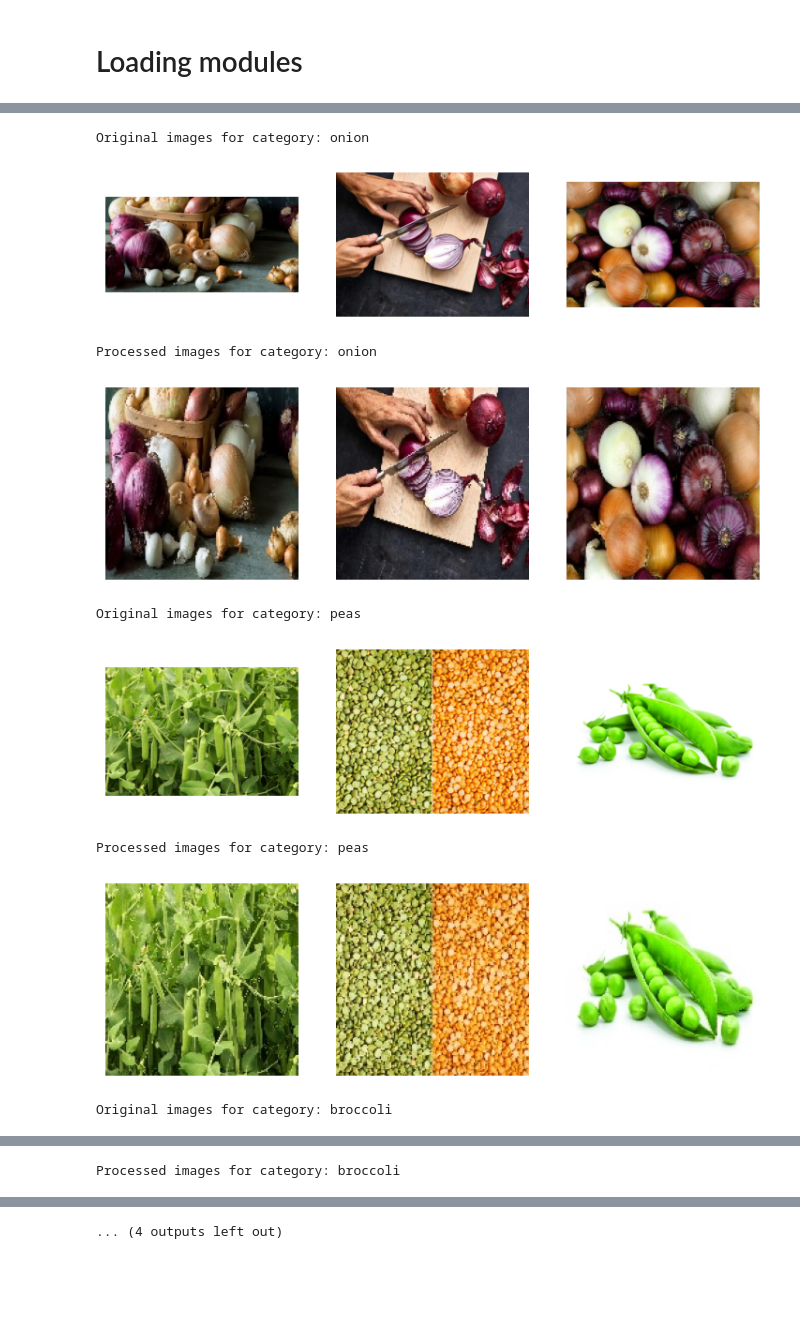
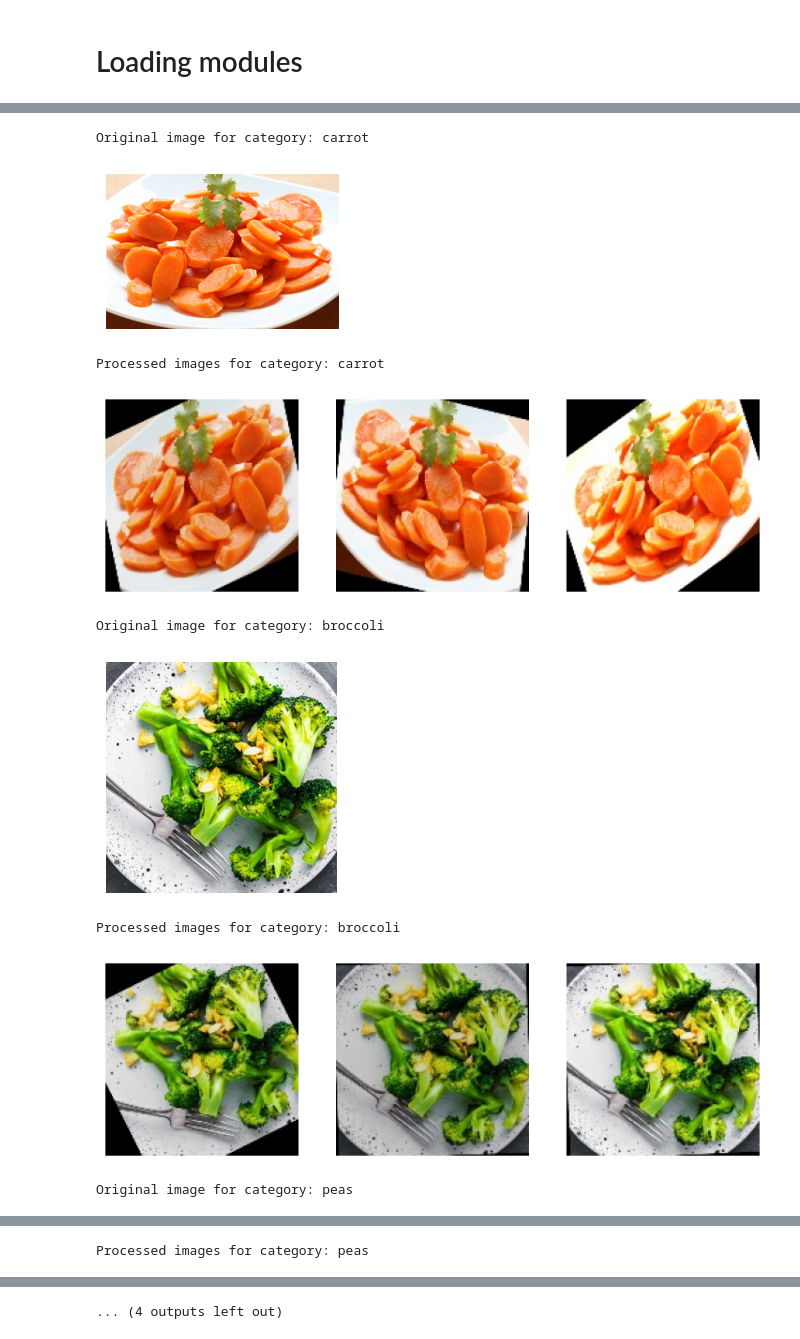
Before and after one commit to EmmaKLofthouse/VegVision, a Jupyter notebook: vegetable_identifier.ipynb, the cells around one changed output, grey strips where cells are left out. Saved outputs shown, nothing was run; the diff lists cells and outputs as text; code cells hidden in the pictures; blank space fills up the shorter version.

Commit message:
added image augmentation

```diff
--- a/vegetable_identifier.ipynb
+++ b/vegetable_identifier.ipynb
@@ -61,45 +183,50 @@ preprocess_images(raw_dir, processed_dir)
 # %%
-def show_sample_images(input_dir, processed_dir, num_samples=3):
+def show_sample_images(input_dir, processed_dir, num_samples=1):
     categories = os.listdir(input_dir)
-
     for category in categories:
         category_path = os.path.join(input_dir, category)
         images = os.listdir(category_path)
 
         # Show original images
-        print(f"Original images for category: {category}")
-        fig, axes = plt.subplots(1, num_samples, figsize=(9, 3))
-        for i in range(num_samples):
-            img_path = os.path.join(category_path, images[i])
-            img = cv2.imread(img_path)
-            img = cv2.cvtColor(img, cv2.COLOR_BGR2RGB)  # Convert to RGB for display
-            axes[i].imshow(img)
-            axes[i].axis('off')
+        print(f"Original image for category: {category}")
+        plt.figure(figsize=(3, 3))
+
+        random_id = random.randint(0,len(images))
+
+        img_path = os.path.join(category_path, images[random_id])
+
+        random_name = img_path.split("/")[-1].split(".jpg")[0]
+        img = cv2.imread(img_path)
+        img = cv2.cvtColor(img, cv2.COLOR_BGR2RGB)  # Convert to RGB for display
+        plt.imshow(img)
+        plt.axis('off')
         plt.show()
 
-        # Show processed images
+        # Show n processed images
         processed_category_path = os.path.join(processed_dir, category)
         processed_images = os.listdir(processed_category_path)
+        aug_images = [name for name in processed_images if random_name + "_augmented" in name]
 
         print(f"Processed images for category: {category}")
         fig, axes = plt.subplots(1, num_samples, figsize=(9,3))
 
         for i in range(num_samples):
-            img_path = os.path.join(processed_category_path, processed_images[i])
+            img_path = os.path.join(processed_category_path, aug_images[i])
             img = cv2.imread(img_path)
             img = cv2.cvtColor(img, cv2.COLOR_BGR2RGB) # Convert to RGB for display
             axes[i].imshow(img)
             axes[i].axis('off')
         plt.show()
 
+processed_dir = "/content/drive/MyDrive/Projects/vegetable_identifier/processed_images"
 show_sample_images(raw_dir,processed_dir, 3)
 # %% [output]
-Original images for category: onion
+Original image for category: carrot
-[figure, old version]
+[figure, new version]
-Processed images for category: onion
+Processed images for category: carrot
-[figure, old version]
+[figure, new version]
-Original images for category: peas
+Original image for category: broccoli
-[figure, old version]
+[figure, new version]
-Processed images for category: peas
+Processed images for category: broccoli
-[figure, old version]
+[figure, new version]
-Original images for category: broccoli
+Original image for category: peas
@@ -107 +234 @@ Original images for category: broccoli
-Processed images for category: broccoli
+Processed images for category: peas
```
Also changed, not shown: parts of 15 cells of this notebook.
